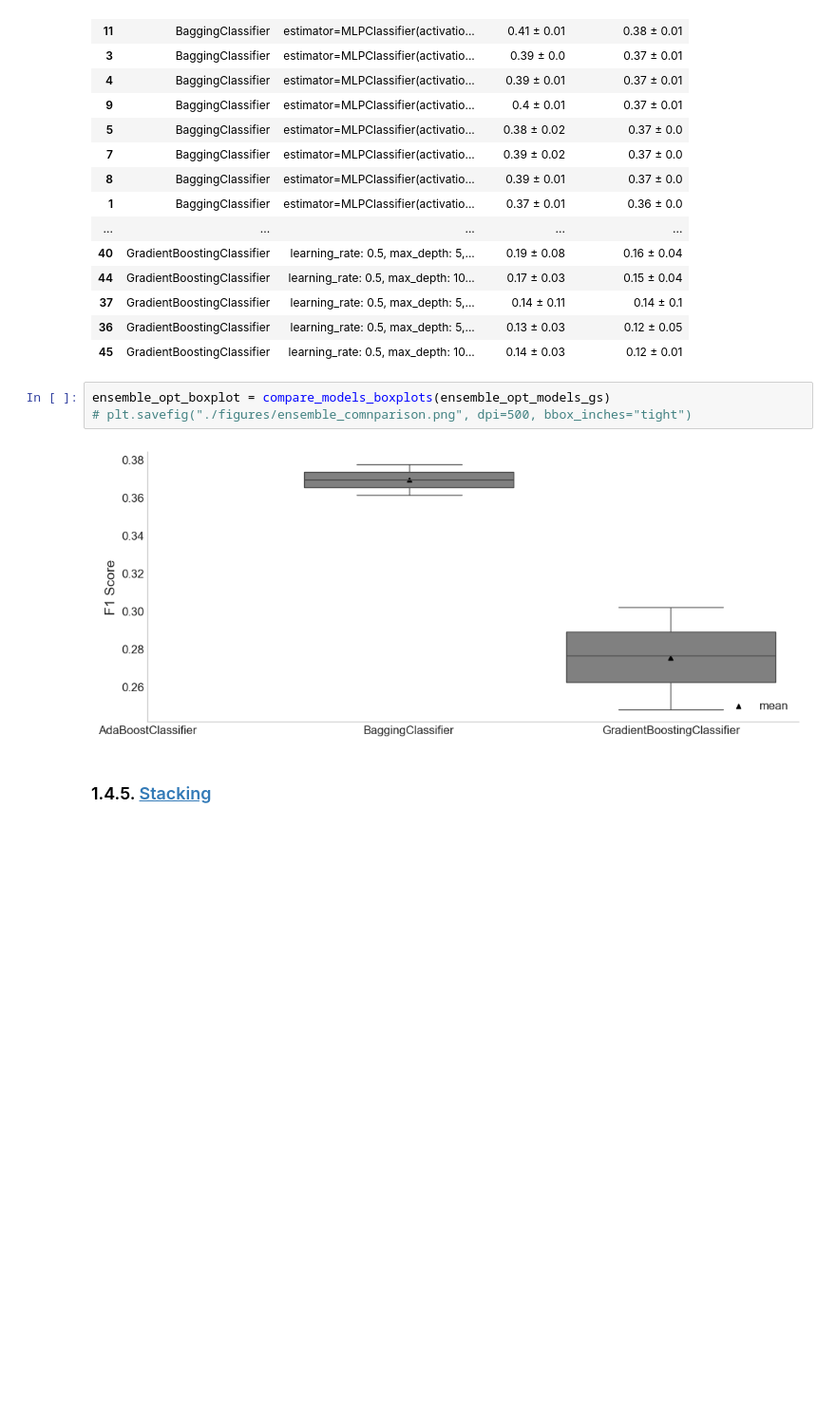
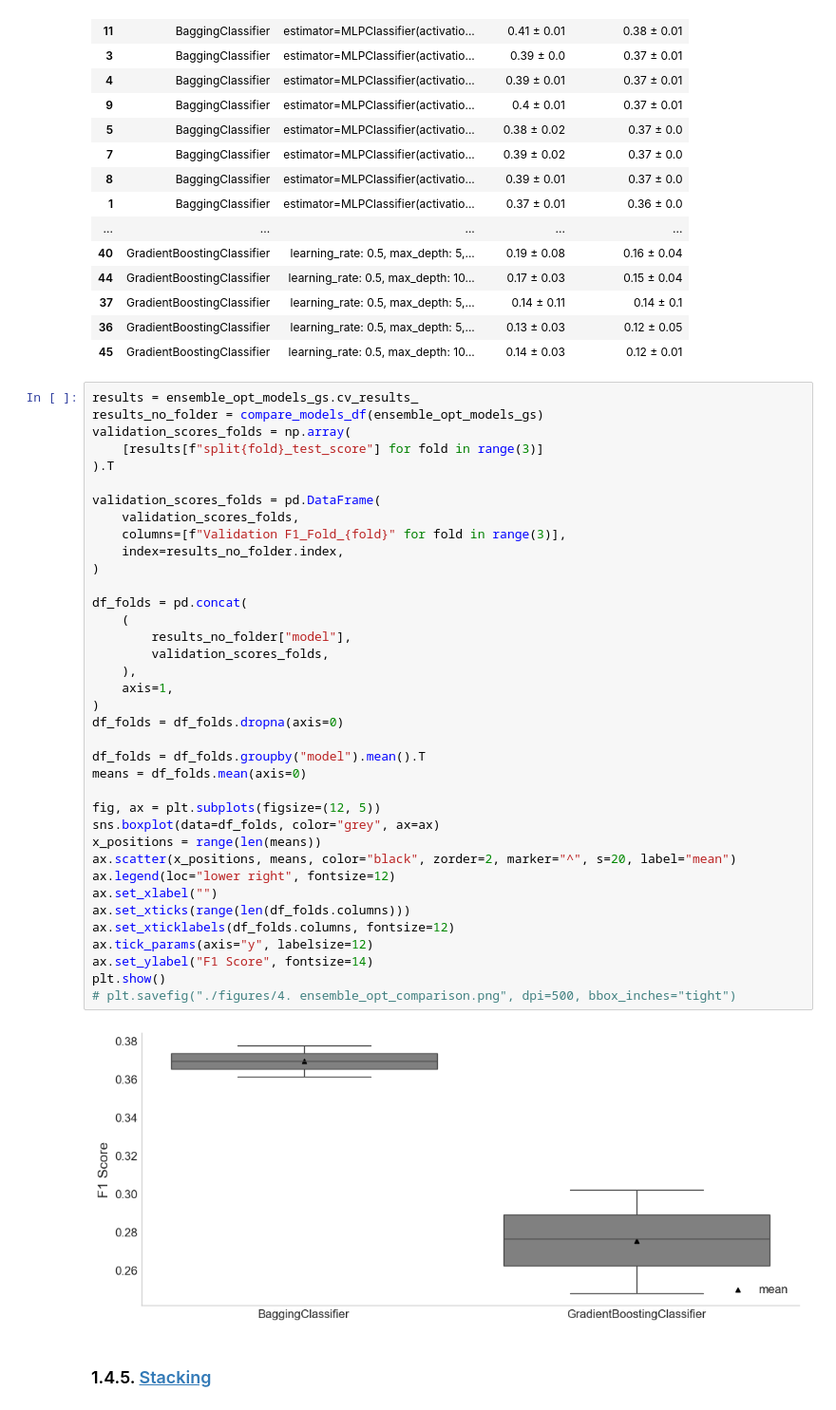
Before and after one commit to DiogoPF/Multiclass_Classification-WCB, a Jupyter notebook: Pipeline_diogo.ipynb, the cells around one changed output. Shown at 95% size. Cells and saved outputs as stored; diff of their text form; blank space fills up the shorter version.

```diff
--- a/Pipeline_diogo.ipynb
+++ b/Pipeline_diogo.ipynb
@@ -2070,11 +2070,45 @@ ensemble_opt_models_df
 | 37 | GradientBoostingClassifier | learning_rate: 0.5, max_depth: 5,... | 0.14 ± 0.11 | 0.14 ± 0.1 |
 | 36 | GradientBoostingClassifier | learning_rate: 0.5, max_depth: 5,... | 0.13 ± 0.03 | 0.12 ± 0.05 |
 | 45 | GradientBoostingClassifier | learning_rate: 0.5, max_depth: 10... | 0.14 ± 0.03 | 0.12 ± 0.01 |
-# %%
-ensemble_opt_boxplot = compare_models_boxplots(ensemble_opt_models_gs)
-# plt.savefig("./figures/ensemble_comnparison.png", dpi=500, bbox_inches="tight")
-# %% [output]
-[figure, removed]
+# %%
+results = ensemble_opt_models_gs.cv_results_
+results_no_folder = compare_models_df(ensemble_opt_models_gs)
+validation_scores_folds = np.array(
+    [results[f"split{fold}_test_score"] for fold in range(3)]
+).T
+
+validation_scores_folds = pd.DataFrame(
+    validation_scores_folds,
+    columns=[f"Validation F1_Fold_{fold}" for fold in range(3)],
+    index=results_no_folder.index,
+)
+
+df_folds = pd.concat(
+    (
+        results_no_folder["model"],
+        validation_scores_folds,
+    ),
+    axis=1,
+)
+df_folds = df_folds.dropna(axis=0)
+
+df_folds = df_folds.groupby("model").mean().T
+means = df_folds.mean(axis=0)
+
+fig, ax = plt.subplots(figsize=(12, 5))
+sns.boxplot(data=df_folds, color="grey", ax=ax)
+x_positions = range(len(means))
+ax.scatter(x_positions, means, color="black", zorder=2, marker="^", s=20, label="mean")
+ax.legend(loc="lower right", fontsize=12)
+ax.set_xlabel("")
+ax.set_xticks(range(len(df_folds.columns)))
+ax.set_xticklabels(df_folds.columns, fontsize=12)
+ax.tick_params(axis="y", labelsize=12)
+ax.set_ylabel("F1 Score", fontsize=14)
+plt.show()
+# plt.savefig("./figures/4. ensemble_opt_comparison.png", dpi=500, bbox_inches="tight")
+# %% [output]
+[figure, added]
 # %% [markdown]
 ### 1.4.5. <a id='toc1_4_5_'></a>[Stacking](#toc0_)
 # %%
```
Also changed, not shown: parts of 14 cells of this notebook, 10 other files.
